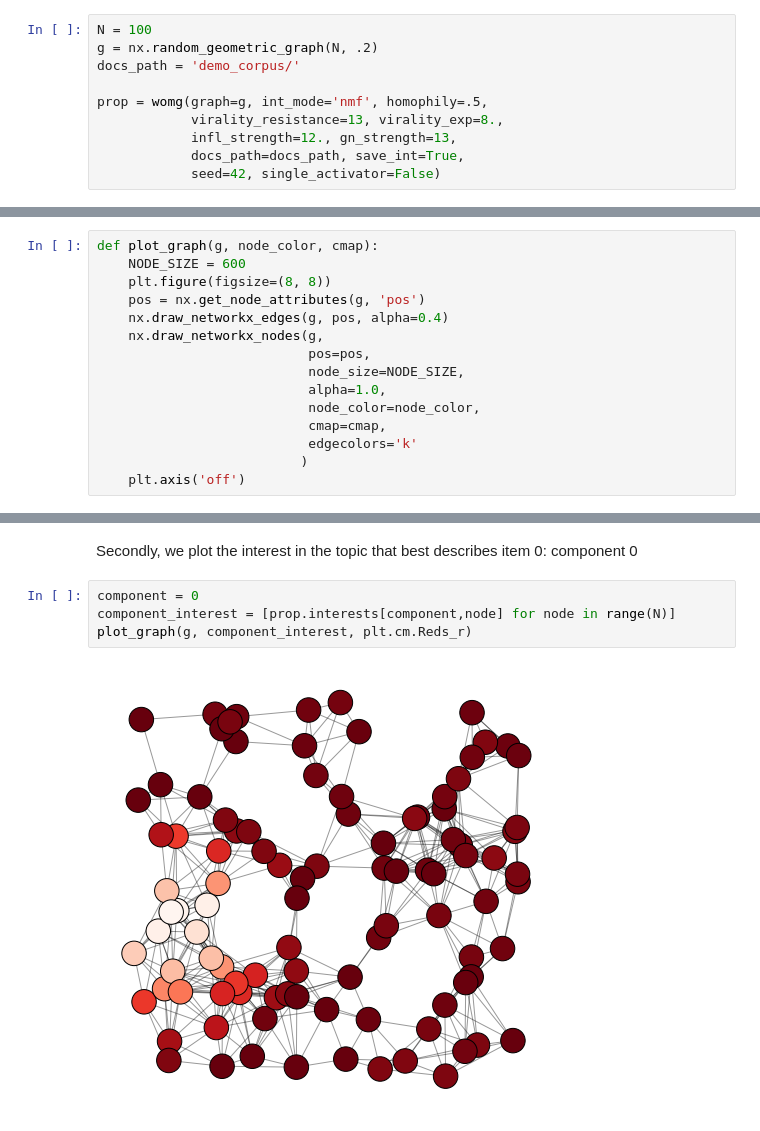
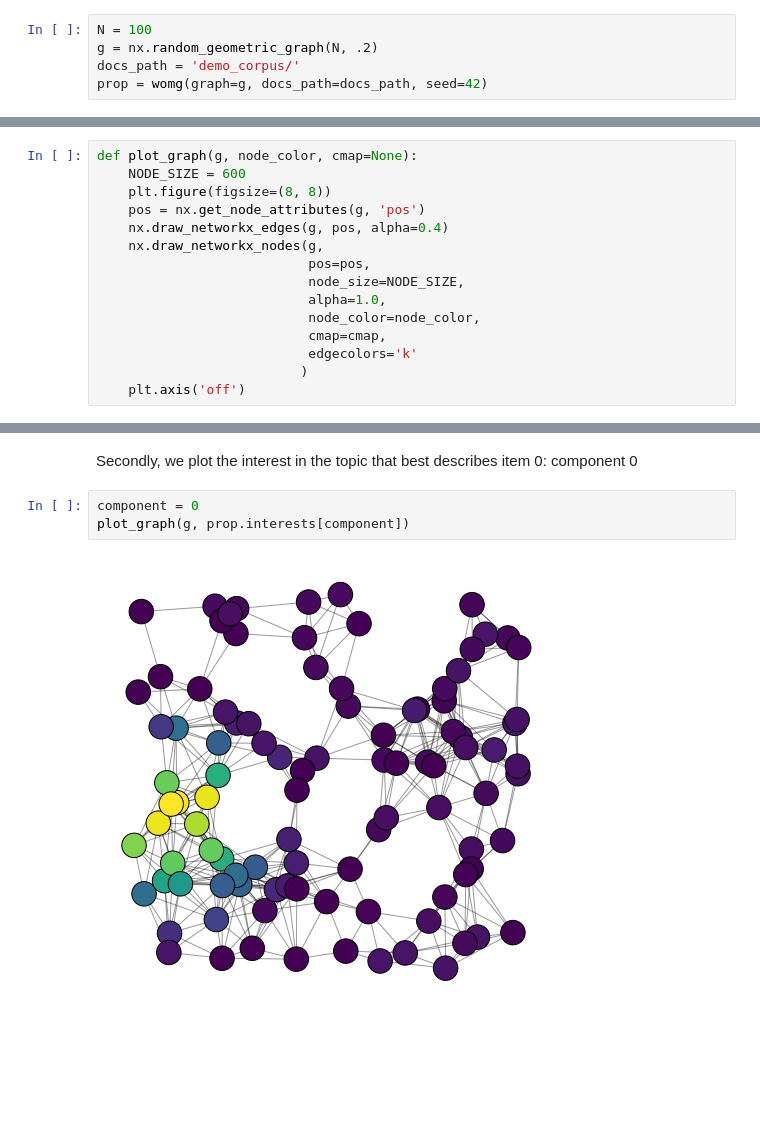
Before and after one commit to FedericoCinus/WoMG, a Jupyter notebook: src/demo.ipynb, the cells around one changed output, grey strips where cells are left out. Cells and saved outputs as stored; diff of their text form; blank space fills up the shorter version.

Commit message:
solving lda model save bug, progress bar, simpler demo notebook

```diff
--- a/src/demo.ipynb
+++ b/src/demo.ipynb
@@ -14,11 +14,6 @@ import matplotlib.pyplot as plt
 N = 100
 g = nx.random_geometric_graph(N, .2)
 docs_path = 'demo_corpus/'
-
-prop = womg(graph=g, int_mode='nmf', homophily=.5,
-            virality_resistance=13, virality_exp=8.,
-            infl_strength=12., gn_strength=13,
-            docs_path=docs_path, save_int=True,
-            seed=42, single_activator=False)
+prop = womg(graph=g, docs_path=docs_path, seed=42)
 # %% [output]
 Formatting graph..
@@ -115,7 +112,7 @@ prop.propagations
 # %% [markdown]
 ### Displaying the output with NetworkX
 # %%
-def plot_graph(g, node_color, cmap):
+def plot_graph(g, node_color, cmap=None):
     NODE_SIZE = 600
     plt.figure(figsize=(8, 8))
     pos = nx.get_node_attributes(g, 'pos')
@@ -143,9 +139,8 @@ The iterable function was deprecated in Matplotlib 3.1 and will be removed in 3.
 [figure]
 # %% [markdown]
 Secondly, we plot the interest in the topic that best describes item 0: component 0
-# %%
-component = 0
-component_interest = [prop.interests[component,node] for node in range(N)]
-plot_graph(g, component_interest, plt.cm.Reds_r)
-# %% [output]
-[figure, removed]
+# %%
+component = 0
+plot_graph(g, prop.interests[component])
+# %% [output]
+[figure, added]
```
Also changed, not shown: parts of 3 cells of this notebook, 34 other files.
